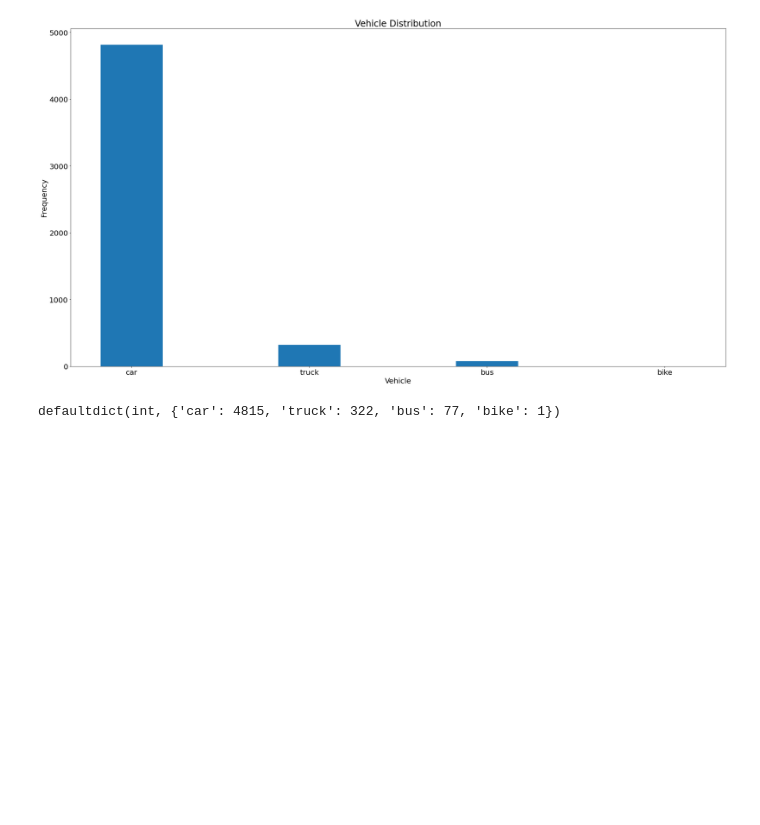
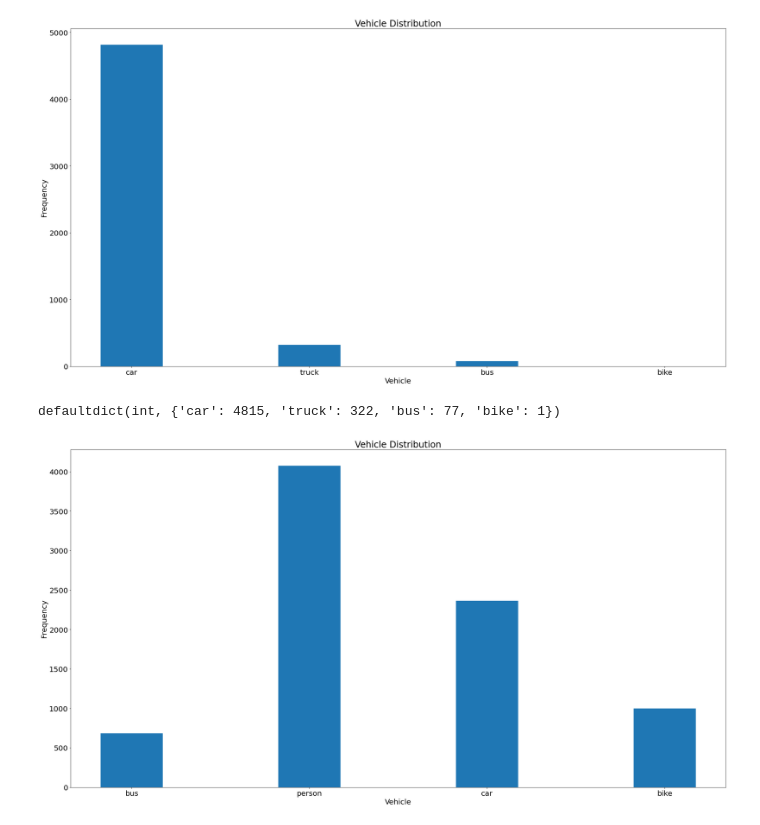
Before and after one commit to BerntA/CVEET, a Jupyter notebook: src/preprocessing.ipynb, the cells around one changed output. Drawn from its saved outputs; the diff is of its cells as text; code cells hidden in the pictures; blank space fills up the shorter version.

Commit message:
- Added the images from the exclusively dark image dataset. Added new techniques to convert the data from one form to another. This allows lbl img to work with it, and our tf record gen file.

```diff
--- a/src/preprocessing.ipynb
+++ b/src/preprocessing.ipynb
@@ -194,3 +208,7 @@ hist(veh_typ)
 veh_typ
 # %% [output]
 defaultdict(int, {'car': 4815, 'truck': 322, 'bus': 77, 'bike': 1})
+# %%
+hist(getNumObjectsOfType('../images/dark'))
+# %% [output]
+[figure, added]
```
Also changed, not shown: parts of 3 cells of this notebook, 5 other files.
